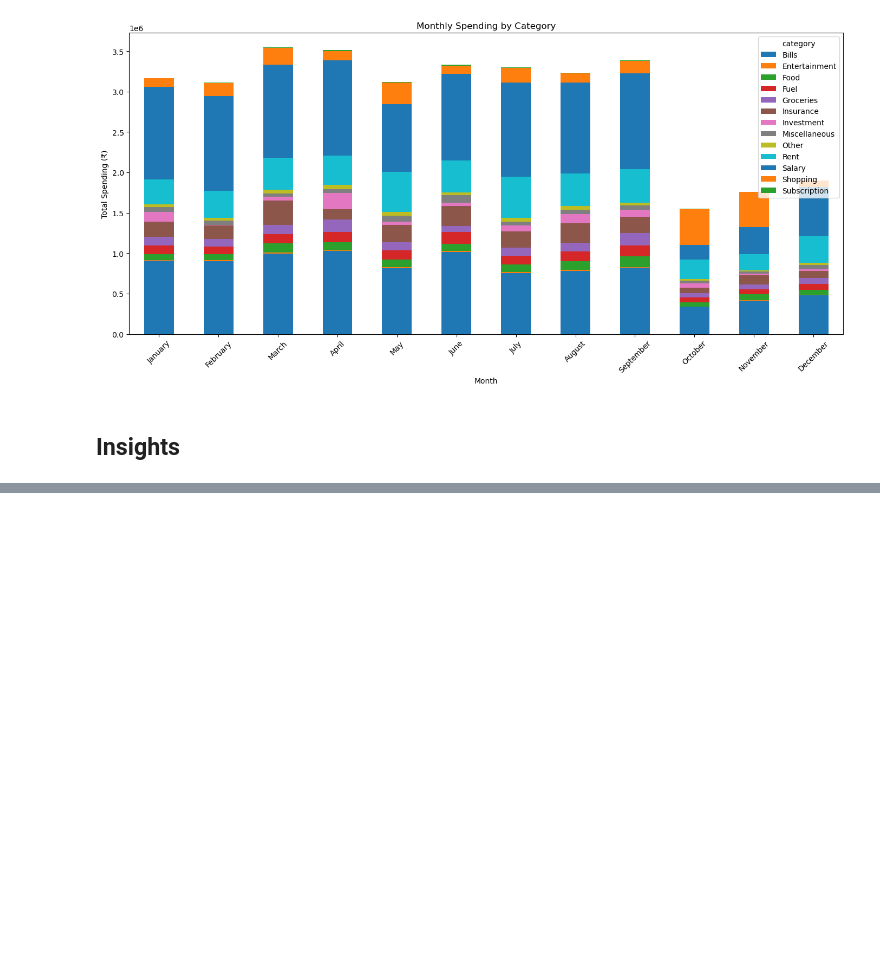
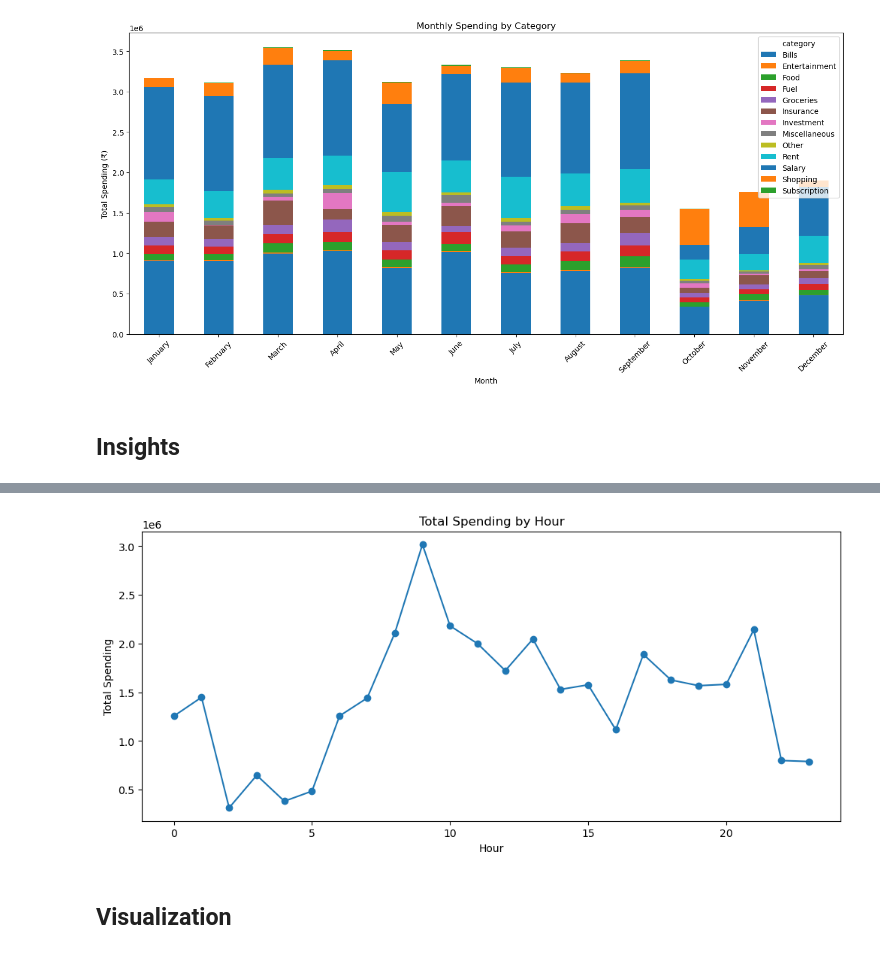
Before and after one commit to SatheMonika04/AI-Financial-Wellness-Coach, a Jupyter notebook: EDA/Final_master_transaction.ipynb, the cells around one changed output, grey strips where cells are left out. Saved outputs shown, nothing was run; the diff lists cells and outputs as text; code cells hidden in the pictures; blank space fills up the shorter version.

```diff
--- a/EDA/Final_master_transaction.ipynb
+++ b/EDA/Final_master_transaction.ipynb
@@ -2395,0 +2716,12 @@ plt.show()
+# %%
+#Spending by Hour Plot
+plt.figure(figsize=(12,5))
+plt.plot(hourly_summary.index, hourly_summary["Total_Spending"], marker="o")
+plt.xlabel("Hour")
+plt.ylabel("Total Spending")
+plt.title("Total Spending by Hour")
+plt.show()
+# %% [output]
+[figure, added]
+# %% [markdown]
+## Visualization
```
Also changed, not shown: parts of 99 cells of this notebook, 14 other files.
